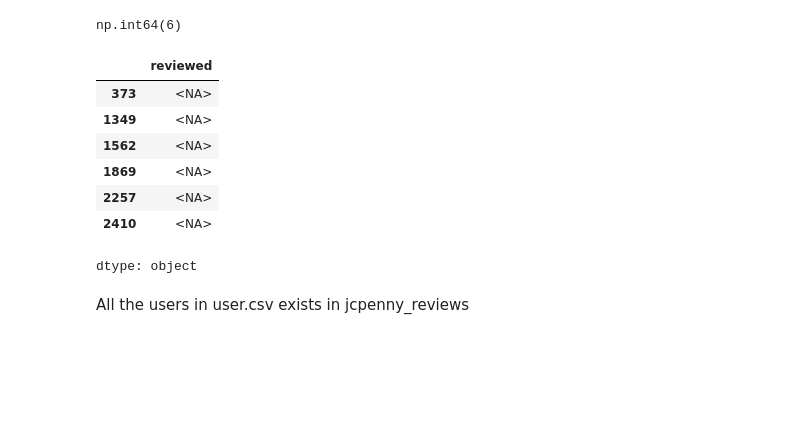
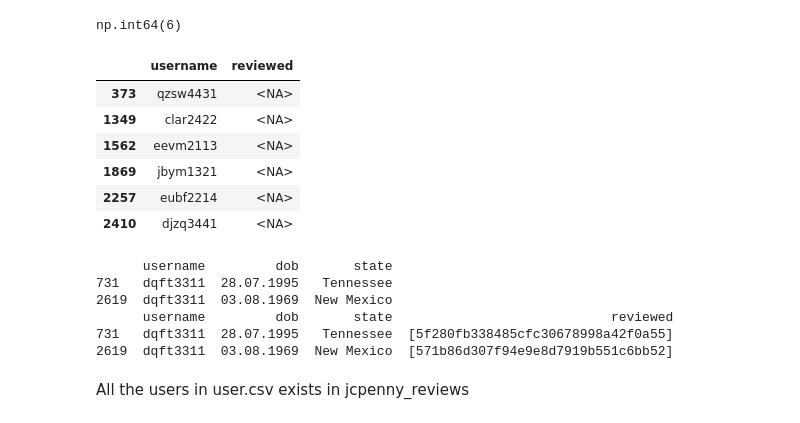
Before and after one commit to Malki9/3601763_BD2, a Jupyter notebook: 3601763_BD2.ipynb, the cells around one changed output. Saved outputs shown, nothing was run; the diff lists cells and outputs as text; code cells hidden in the pictures; blank space fills up the shorter version.

Commit message:
Clean the dataset

```diff
--- a/3601763_BD2.ipynb
+++ b/3601763_BD2.ipynb
@@ -289,15 +277,14 @@ jcpenney_reviewers[~jcpenney_reviewers['username'].isin(reviews['username'])]['u
 np.int64(6)
 # %%
 # check the username which are not in the jcpenny_reviews have empty reviews
-non_users= jcpenney_reviewers[~jcpenney_reviewers['username'].isin(reviews['username'])]['reviewed']
+non_users= jcpenney_reviewers[~jcpenney_reviewers['username'].isin(reviews['username'])][['username','reviewed']]
 non_users
 # %% [output]
-|  | reviewed |
-| 373 | <NA> |
-| 1349 | <NA> |
-| 1562 | <NA> |
-| 1869 | <NA> |
-| 2257 | <NA> |
-| 2410 | <NA> |
+|  | username | reviewed |
+| 373 | qzsw4431 | <NA> |
+| 1349 | clar2422 | <NA> |
+| 1562 | eevm2113 | <NA> |
+| 1869 | jbym1321 | <NA> |
+| 2257 | eubf2214 | <NA> |
+| 2410 | djzq3441 | <NA> |
-dtype: object
 # %%
@@ -306,0 +293,13 @@ print(jcpenney_reviewers.shape)
+# %%
+# check for duplicate and print the duplicated rows in both users and jcpenny_reviewers dataset
+users_duplicate = users[users.duplicated(subset=['username'], keep=False)]
+jcpenney_reviewers_duplicate = jcpenney_reviewers[jcpenney_reviewers.duplicated(subset=['username'], keep=False)]
+print(users_duplicate)
+print(jcpenney_reviewers_duplicate)
+# %% [output]
+      username         dob       state
+731   dqft3311  28.07.1995   Tennessee
+2619  dqft3311  03.08.1969  New Mexico
+      username         dob       state                            reviewed
+731   dqft3311  28.07.1995   Tennessee  [5f280fb338485cfc30678998a42f0a55]
+2619  dqft3311  03.08.1969  New Mexico  [571b86d307f94e9e8d7919b551c6bb52]
```
Also changed, not shown: parts of 8 cells of this notebook.
